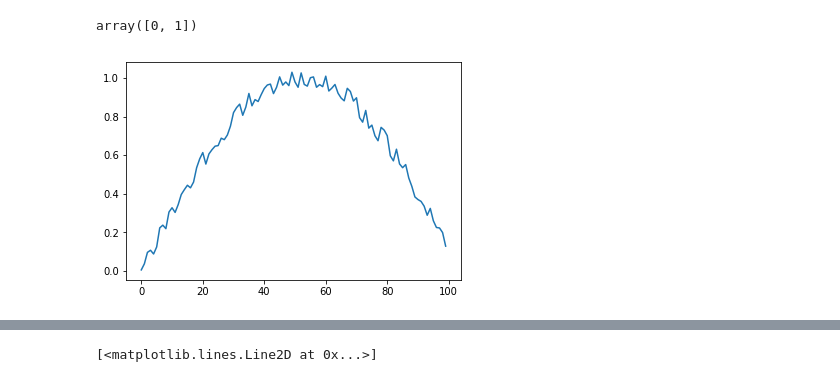
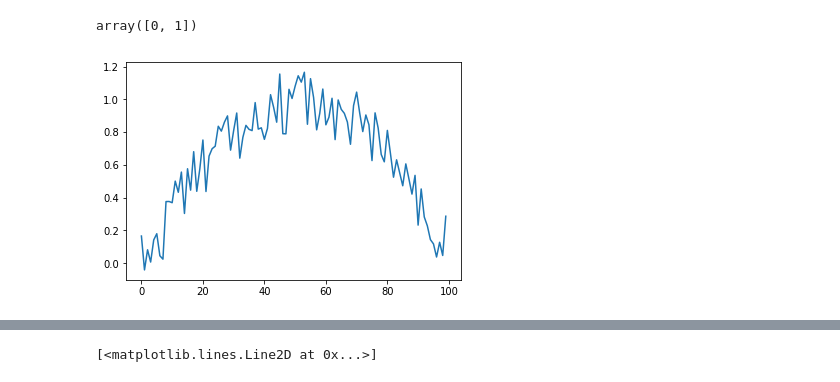
Before and after one commit to ghuinker/TeamFunTeam, a Jupyter notebook: language/Untitled.ipynb, the cells around one changed output, grey strips where cells are left out. Drawn from its saved outputs; the diff is of its cells as text; code cells hidden in the pictures.

```diff
--- a/language/Untitled.ipynb
+++ b/language/Untitled.ipynb
@@ -33,13 +33,13 @@ y_train = np.array([notRandArray(100) for i in range(1000)])
 x_train = np.array([np.linspace(0,2,100) for i in range(1000)])
 # %%
 #Training set 3
-NOISE = 0.05
+NOISE = 0.2
 x_train,y_train = noisySinCosArrays(1000,100,NOISE)
 plt.plot(x_train[0])
 y_train[0]
 # %% [output]
 array([0, 1])
-[figure, old version]
+[figure, new version]
 # %%
 model.fit(x_train, y_train, epochs = 2000, batch_size = 1000)
 # %% [output]
```
Also changed, not shown: parts of 2 cells of this notebook, 1 other file.
